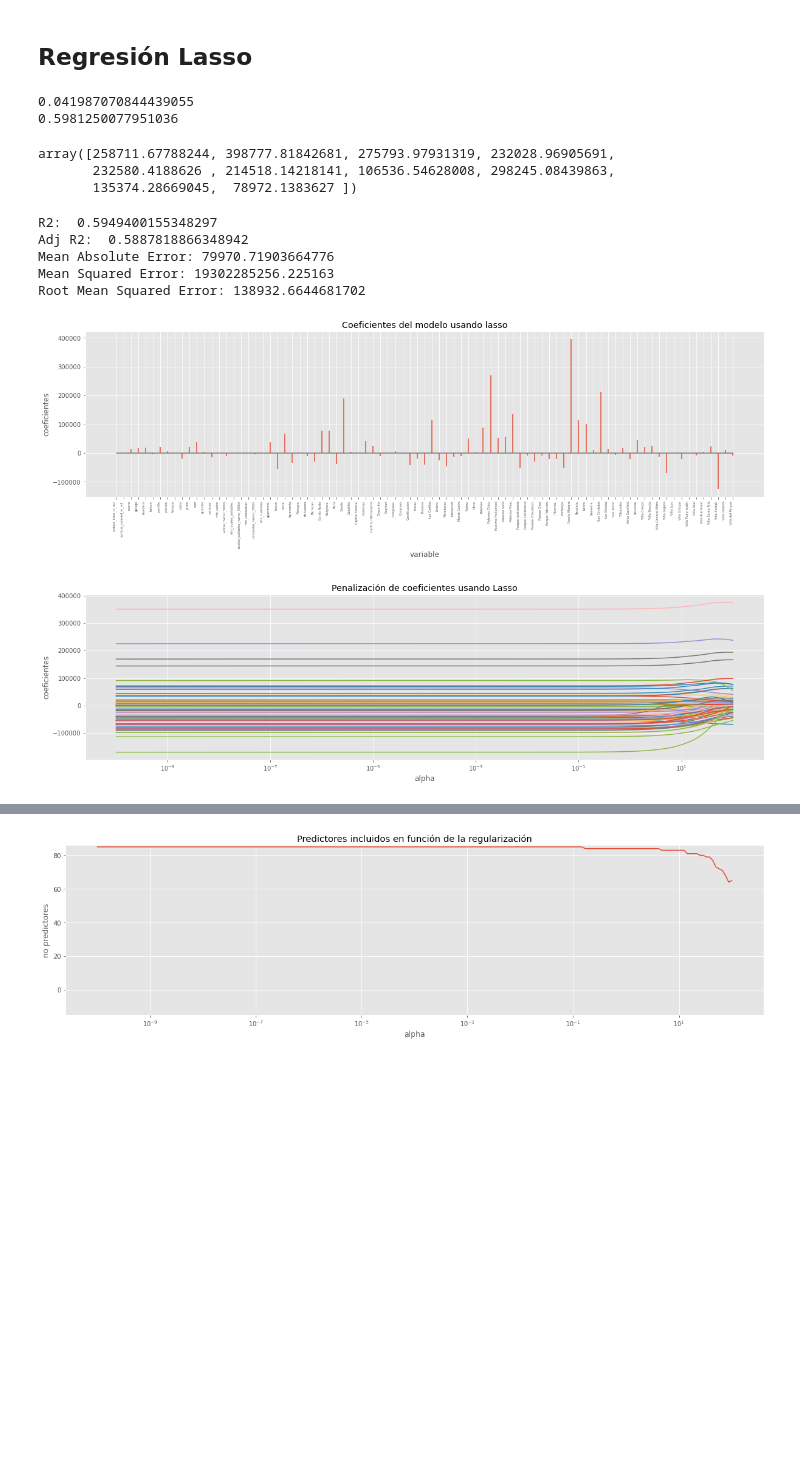
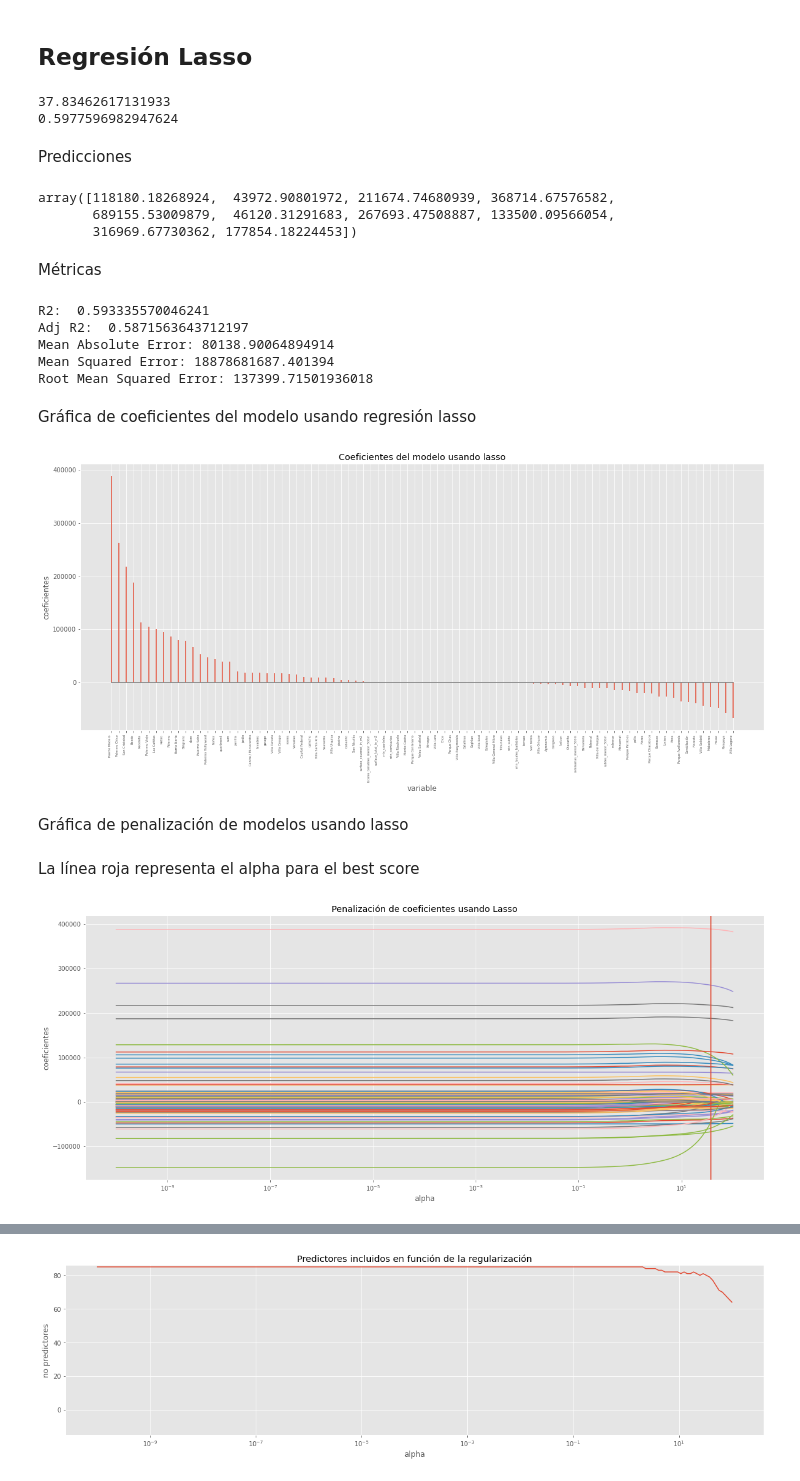
Before and after one commit to Juanlandolfi/Data-Science-Digital-House, a Jupyter notebook: Entrega_2/Grupo7_TP02_final.ipynb, the cells around one changed output, grey strips where cells are left out. Drawn from its saved outputs; the diff is of its cells as text; code cells hidden in the pictures; blank space fills up the shorter version.

Commit message:
Limpieza TP02 hasta Regresion Lasso

```diff
--- a/Entrega_2/Grupo7_TP02_final.ipynb
+++ b/Entrega_2/Grupo7_TP02_final.ipynb
@@ -369,25 +363,25 @@ plt.show()
 # %% [markdown]
 ## Regresión Lasso
 # %%
-model_lasso_cv = LassoCV(alphas = np.logspace(-10, 2, 200), fit_intercept = True, normalize = True, cv=10, max_iter=1e4)
+model_lasso_cv = LassoCV(alphas = np.logspace(-10, 2, 200), fit_intercept = True, cv=10, max_iter=1e4, n_jobs=-1)
 model_lasso_cv = model_lasso_cv.fit(X_train, y_train)
 print(model_lasso_cv.alpha_)
 print(model_lasso_cv.score(X_train, y_train))
 # %% [output]
-0.041987070844439055
-0.5981250077951036
+37.83462617131933
+0.5977596982947624
+# %% [markdown]
+Predicciones
 # %%
-# Predicciones
-# =*=*=*=*=*=*=*=*=*=*=*=*=*=*=*=*=*=*=*=*=*=*=*=*=*=*=*=*=*=*=*=*=*=*=*=*=*=*=*=*
 y_pred = model_lasso_cv.predict(X=X_test)
 y_pred[:10]
 # %% [output]
-array([258711.67788244, 398777.81842681, 275793.97931319, 232028.96905691,
-       232580.4188626 , 214518.14218141, 106536.54628008, 298245.08439863,
-       135374.28669045,  78972.1383627 ])
+array([118180.18268924,  43972.90801972, 211674.74680939, 368714.67576582,
+       689155.53009879,  46120.31291683, 267693.47508887, 133500.09566054,
+       316969.67730362, 177854.18224453])
+# %% [markdown]
+Métricas
 # %%
-# Métricas
-# =*=*=*=*=*=*=*=*=*=*=*=*=*=*=*=*=*=*=*=*=*=*=*=*=*=*=*=*=*=*=*=*=*=*=*=*=*=*=*=*
 estimadores = len(X_test.columns)
 observaciones = len(y_test)
 r2 = metrics.r2_score(y_test, y_pred)
@@ -398,45 +392,49 @@ print('Mean Absolute Error:', metrics.mean_absolute_error(y_test, y_pred))
 print('Mean Squared Error:', metrics.mean_squared_error(y_test, y_pred))
 print('Root Mean Squared Error:', np.sqrt(metrics.mean_squared_error(y_test, y_pred)))
 # %% [output]
-R2:  0.5949400155348297
-Adj R2:  0.5887818866348942
-Mean Absolute Error: 79970.71903664776
-Mean Squared Error: 19302285256.225163
-Root Mean Squared Error: 138932.6644681702
+R2:  0.593335570046241
+Adj R2:  0.5871563643712197
+Mean Absolute Error: 80138.90064894914
+Mean Squared Error: 18878681687.401394
+Root Mean Squared Error: 137399.71501936018
+# %% [markdown]
+Gráfica de coeficientes del modelo usando regresión lasso
 # %%
-# Gráfica de coeficientes del modelo usando regresión lasso
-# =*=*=*=*=*=*=*=*=*=*=*=*=*=*=*=*=*=*=*=*=*=*=*=*=*=*=*=*=*=*=*=*=*=*=*=*=*=*=*=*
 df_coeficientes = pd.DataFrame(
                         {'predictor': X_train.columns,
                          'coef': model_lasso_cv.coef_.flatten()}
                   )
+df_coeficientes.sort_values(by='coef',ascending=False,inplace=True)
 
-fig, ax = plt.subplots(figsize=(20,5))
+fig, ax = plt.subplots(figsize=(20,8))
 ax.stem(df_coeficientes.predictor, df_coeficientes.coef, markerfmt=' ')
 plt.xticks(rotation=90, ha='right', size=5)
 ax.set_xlabel('variable')
 ax.set_ylabel('coeficientes')
-ax.set_title('Coeficientes del modelo usando lasso');
+ax.set_title('Coeficientes del modelo usando lasso')
 # %% [output]
-[figure, old version]
+[figure, new version]
+# %% [markdown]
+Gráfica de penalización de modelos usando lasso
+# %% [markdown]
+La línea roja representa el alpha para el best score
 # %%
-# Gráfica de penalización de modelos usando lasso
-# =*=*=*=*=*=*=*=*=*=*=*=*=*=*=*=*=*=*=*=*=*=*=*=*=*=*=*=*=*=*=*=*=*=*=*=*=*=*=*=*
 alphas = model_lasso_cv.alphas
 coefs = []
 
 for alpha in alphas:
-    modelo_temp = Lasso(alpha=alpha, fit_intercept=False, normalize=True)
+    modelo_temp = Lasso(alpha=alpha)
     modelo_temp.fit(X_train, y_train)
     coefs.append(modelo_temp.coef_.flatten())
 
-fig, ax = plt.subplots(figsize=(20, 5))
+fig, ax = plt.subplots(figsize=(20, 8))
 ax.plot(alphas, coefs)
+ax.axvline(x=model_lasso_cv.alpha_, ls='--')
 ax.set_xscale('log')
 ax.set_xlabel('alpha')
 ax.set_ylabel('coeficientes')
-ax.set_title('Penalización de coeficientes usando Lasso');
+ax.set_title('Penalización de coeficientes usando Lasso')
 plt.axis('tight')
 plt.show()
 # %% [output]
-[figure, old version]
+[figure, new version]
```
Also changed, not shown: parts of 24 cells of this notebook, 1 other file.
